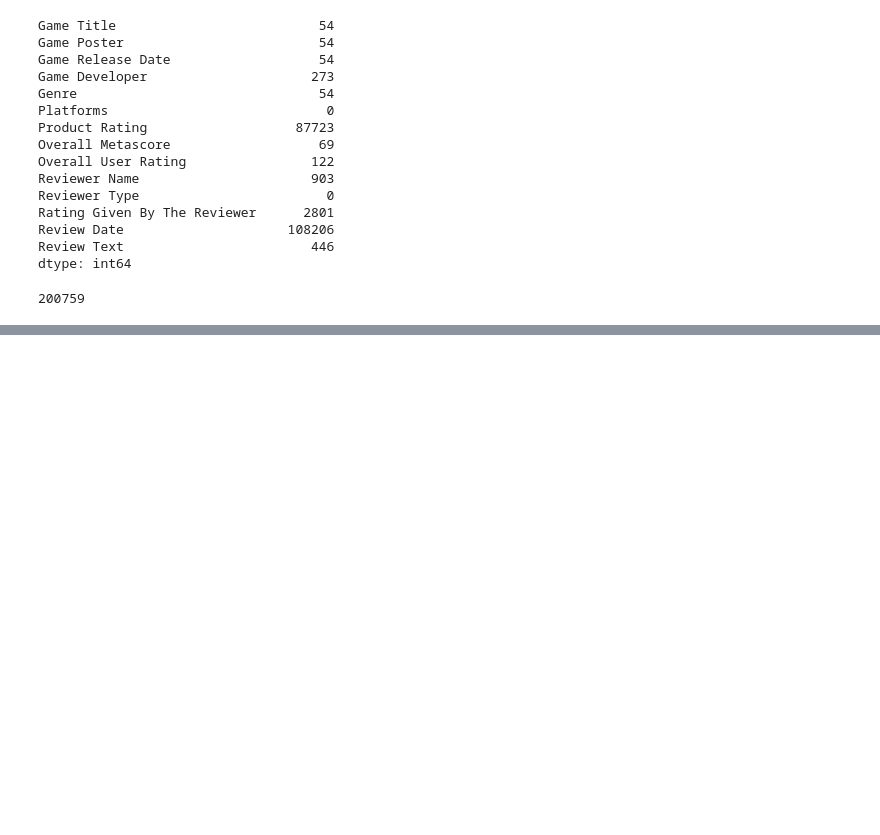
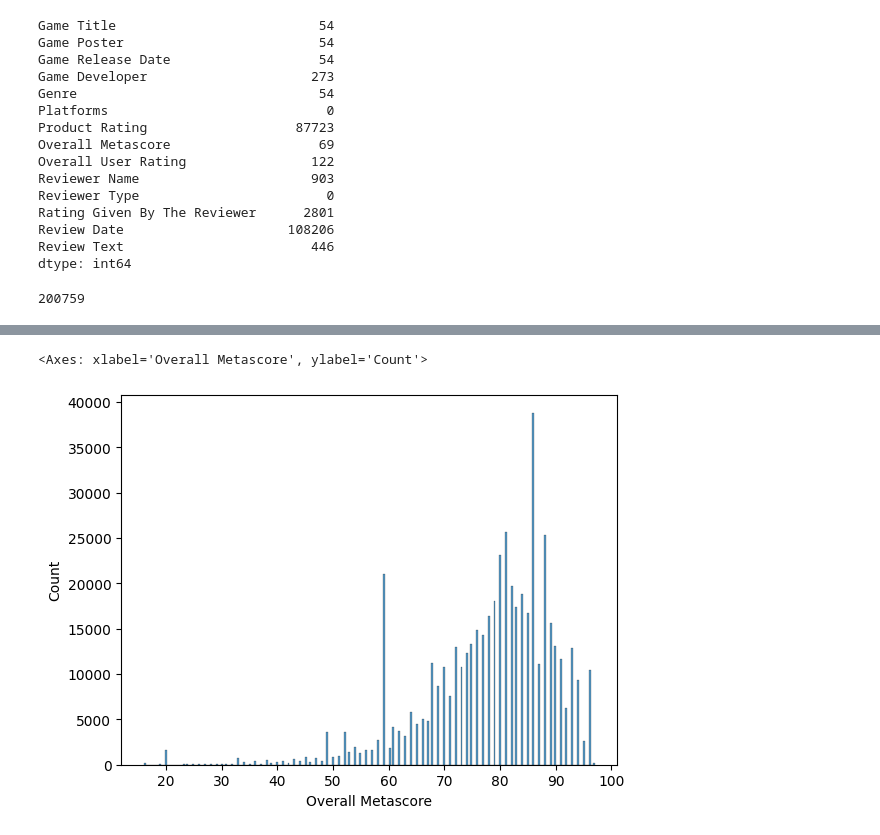
Before and after one commit to RonKlem/Video_Games, a Jupyter notebook: Video_Games_EDA.ipynb, the cells around one changed output, grey strips where cells are left out. Saved outputs shown, nothing was run; the diff lists cells and outputs as text; code cells hidden in the pictures; blank space fills up the shorter version.

```diff
--- a/Video_Games_EDA.ipynb
+++ b/Video_Games_EDA.ipynb
@@ -178,0 +203,2 @@ print("% of review date not null: ", percent_not_null_review_date, "%")
+# %%
+df.dropna(subset=['Game Title'], inplace = True)        # Dropping rows where the game title is null
@@ -178,0 +244,5 @@ print("% of review date not null: ", percent_not_null_review_date, "%")
+# %%
+sns.histplot(df['Overall Metascore'])
+# %% [output]
+<Axes: xlabel='Overall Metascore', ylabel='Count'>
+[figure, added]
```
Also changed, not shown: parts of 21 cells of this notebook.
